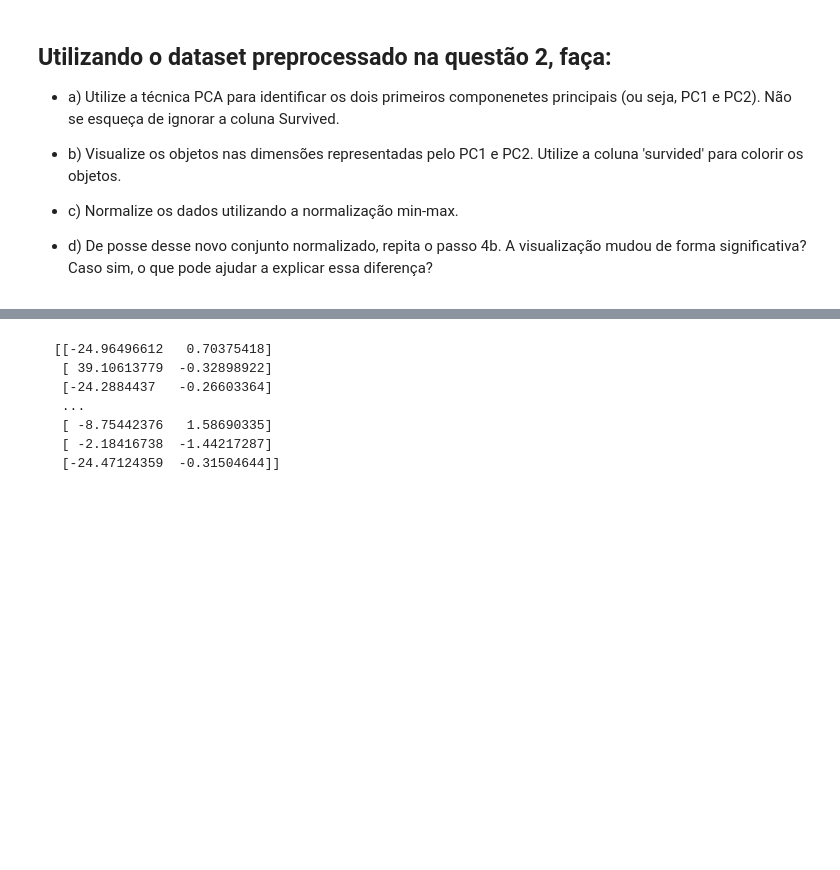
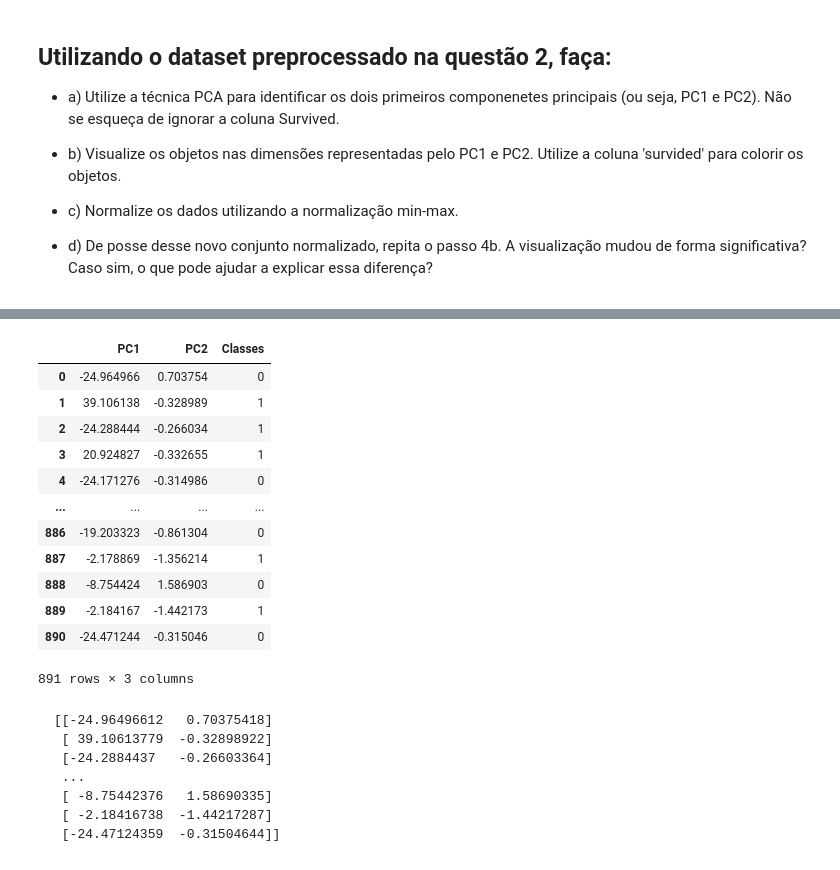
Before and after one commit to FabioKishino/pos-data-science, a Jupyter notebook: data-mining/Exercicio 2/Exercicio2.ipynb, the cells around one changed output, grey strips where cells are left out. Drawn from its saved outputs; the diff is of its cells as text; code cells hidden in the pictures; blank space fills up the shorter version.

```diff
--- a/data-mining/Exercicio 2/Exercicio2.ipynb
+++ b/data-mining/Exercicio 2/Exercicio2.ipynb
@@ -413,3 +487,27 @@ Name: 200, dtype: object
+# %%
+# Nos dados originais
+pca = PCA(n_components=2)
+X = pca.fit_transform(dfAllFeatures)
+
+# Dataframe com os dados sem normalização do PCA
+dfNoScale = pd.DataFrame(X, columns = ['PC1','PC2'])
+dfNoScale['Classes'] = dfClasses
+
+dfNoScale
+# %% [output]
+|  | PC1 | PC2 | Classes |
+| 0 | -24.964966 | 0.703754 | 0 |
+| 1 | 39.106138 | -0.328989 | 1 |
+| 2 | -24.288444 | -0.266034 | 1 |
+| 3 | 20.924827 | -0.332655 | 1 |
+| 4 | -24.171276 | -0.314986 | 0 |
+| ... | ... | ... | ... |
+| 886 | -19.203323 | -0.861304 | 0 |
+| 887 | -2.178869 | -1.356214 | 1 |
+| 888 | -8.754424 | 1.586903 | 0 |
+| 889 | -2.184167 | -1.442173 | 1 |
+| 890 | -24.471244 | -0.315046 | 0 |
+891 rows × 3 columns
 # %% [markdown]
 <pre>
 [[-24.96496612   0.70375418]
```
Also changed, not shown: parts of 22 cells of this notebook.
